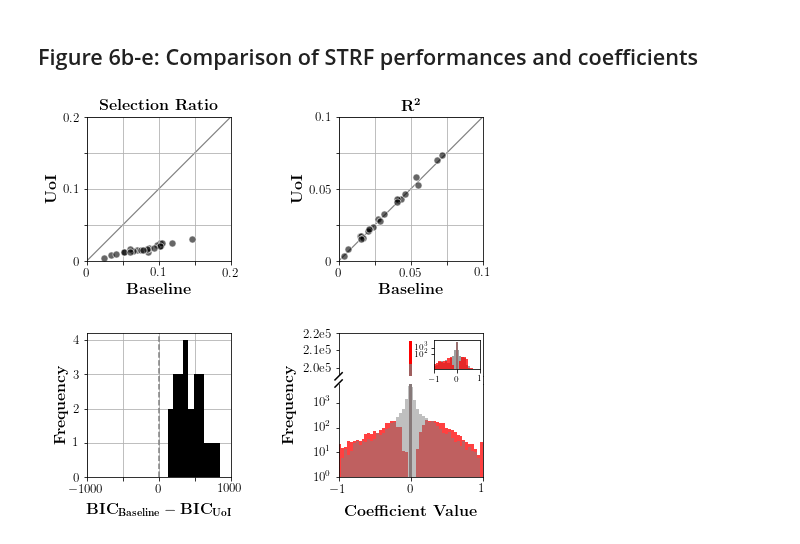
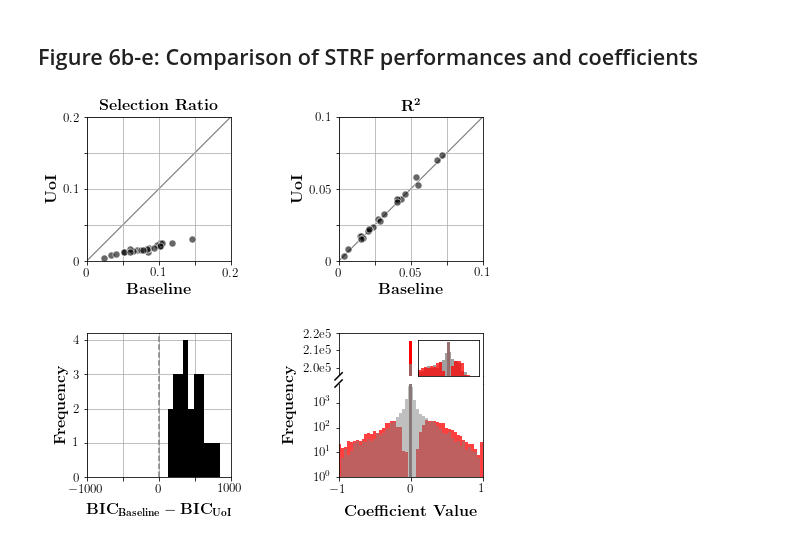
Before and after one commit to BouchardLab/neuroinference, a Jupyter notebook: figures/figure6/figure6_retina.ipynb, the cells around one changed output. Saved outputs shown, nothing was run; the diff lists cells and outputs as text; code cells hidden in the pictures.

Commit message:
change inset size fig 6e

```diff
--- a/figures/figure6/figure6_retina.ipynb
+++ b/figures/figure6/figure6_retina.ipynb
@@ -300,10 +300,10 @@ in_between.set_xticks([])
 in_between.set_yticks([])
 
 # add inset to coefficient plot
-inset_size = subplotsize / 5
+inset_size = subplotsize / 4
 inset_bins = np.linspace(-1, 1, 21)
-inset = fig.add_axes([(1.66 * subplotsize + h_spacing) / figsize, 0.75 * subplotsize / figsize,
-                      1.6 * inset_size / figsize, inset_size / figsize])
+inset = fig.add_axes([(1.55 * subplotsize + h_spacing) / figsize, 0.7 * subplotsize / figsize,
+                      1.7 * inset_size / figsize, inset_size / figsize])
 inset.hist(inset_baseline_coef[inset_baseline_coef != 0],
            bins=inset_bins,
            alpha=0.75,
@@ -324,8 +324,8 @@ inset.bar(x=0,
           color='gray')
 inset.set_yscale('log', nonposy='clip')
 inset.set_xlim([-1, 1])
-inset.set_yticks([100, 1000])
-inset.tick_params(labelsize=9)
+inset.set_xticks([])
+inset.set_yticks([])
 
 # stylize plots
 for ax in [srs, pp, bics]:
@@ -339,31 +339,31 @@ for ax in [srs, pp, bics, coefs_lower, coefs_upper]:
 srs.set_xlabel(r'\textbf{Baseline}', fontsize=16)
 srs.set_ylabel(r'\textbf{UoI}', fontsize=16)
 pp.set_xlabel(r'\textbf{Baseline}', fontsize=16)
 pp.set_ylabel(r'\textbf{UoI}', fontsize=16)
 bics.set_xlabel(
     r'$\textbf{BIC}_{\normalsize\textbf{Baseline}} - \textbf{BIC}_{\normalsize\textbf{UoI}}$',
     fontsize=16,
     labelpad=10)
 bics.set_ylabel(
     r'\textbf{Frequency}',
     fontsize=16)
 coefs_lower.set_xlabel(
     r'\textbf{Coefficient Value}',
     labelpad=10,
     fontsize=16)
 fig.text(
     x=(subplotsize + 0.55 * h_spacing) / figsize,
     y=0.5 * subplotsize / figsize,
     s=r'\textbf{Frequency}',
     horizontalalignment='center',
     verticalalignment='center',
     rotation=90,
     fontsize=16)
 
 # titles
 srs.set_title(r'\textbf{Selection Ratio}', fontsize=16)
 pp.set_title(r'$\mathbf{R^2}$', fontsize=16)
 
 plt.savefig('ret1_tuning_metrics.pdf', bbox_inches='tight')
 # %% [output]
-[figure, old version]
+[figure, new version]
```
